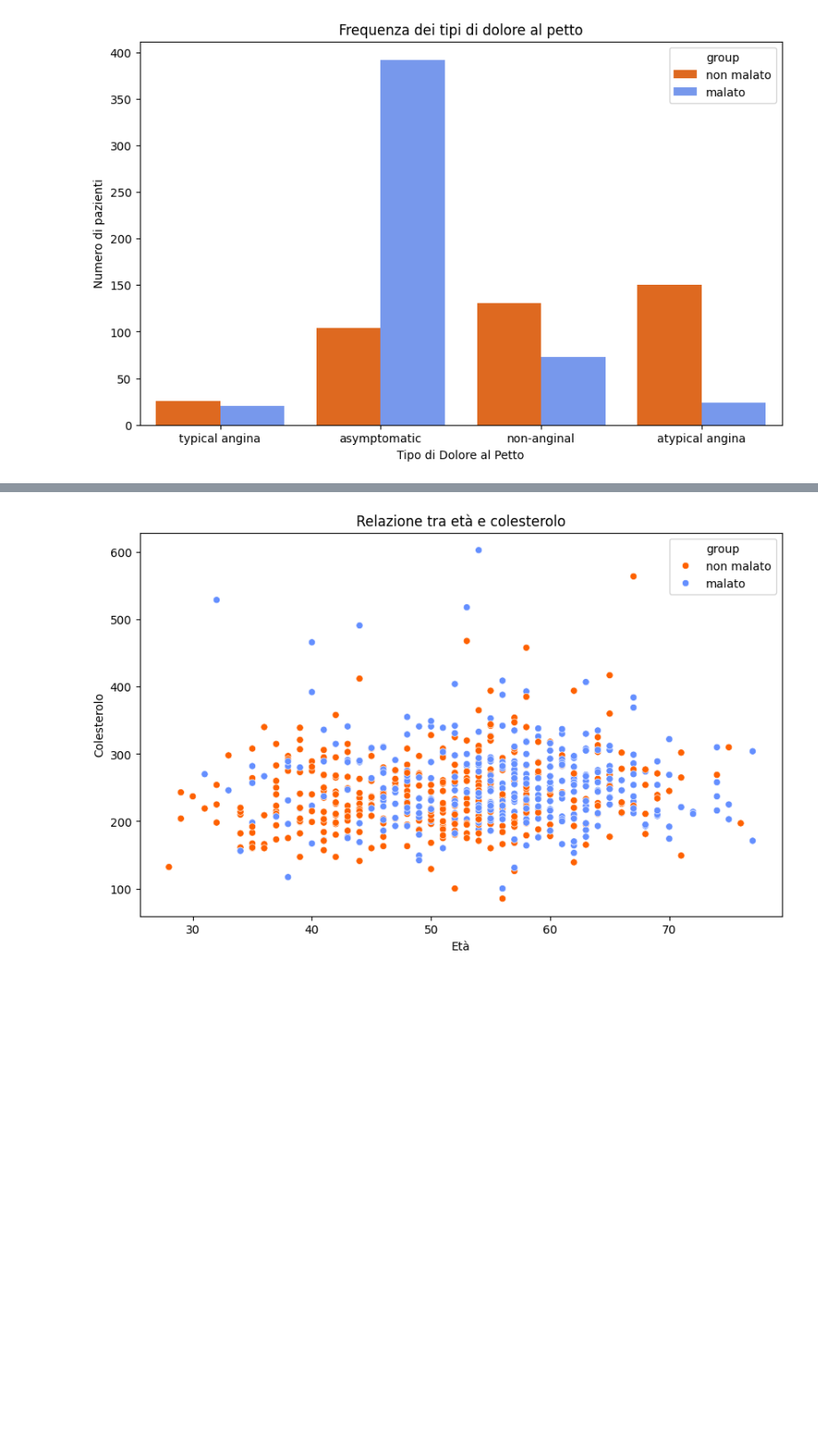
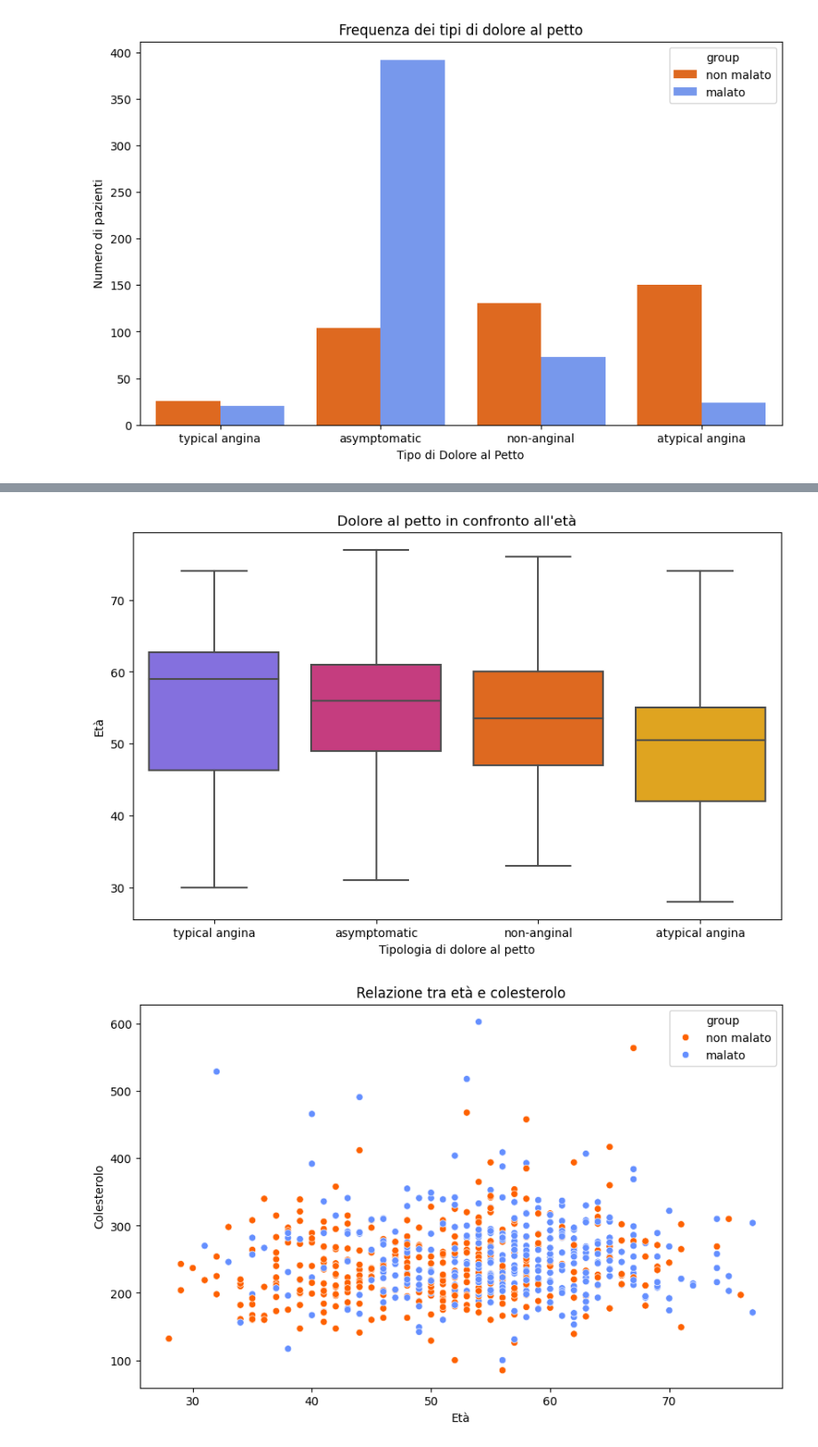
Before and after one commit to mattiaise/scientific-visualization, a Jupyter notebook: analisi_pazienti.ipynb, the cells around one changed output, grey strips where cells are left out. Shown: that part at 89% size. Saved outputs shown, nothing was run; the diff lists cells and outputs as text; code cells hidden in the pictures; blank space fills up the shorter version.

```diff
--- a/analisi_pazienti.ipynb
+++ b/analisi_pazienti.ipynb
@@ -133,3 +161,13 @@ plt.show()
+# %%
+#Box plot di ciascuna tipologia di dolore al petto per età
+sns.boxplot(x='cp', y='age', data=df, palette=f_cls)
+
+plt.xlabel('Tipologia di dolore al petto')
+plt.ylabel('Età')
+plt.title("Dolore al petto in confronto all'età")
+plt.show()
+# %% [output]
+[figure, added]
 # %%
 # Filtriamo i valori nulli
 df_senza = df[df['chol'] != 0]
```
Also changed, not shown: parts of 9 cells of this notebook, 1 other file.
